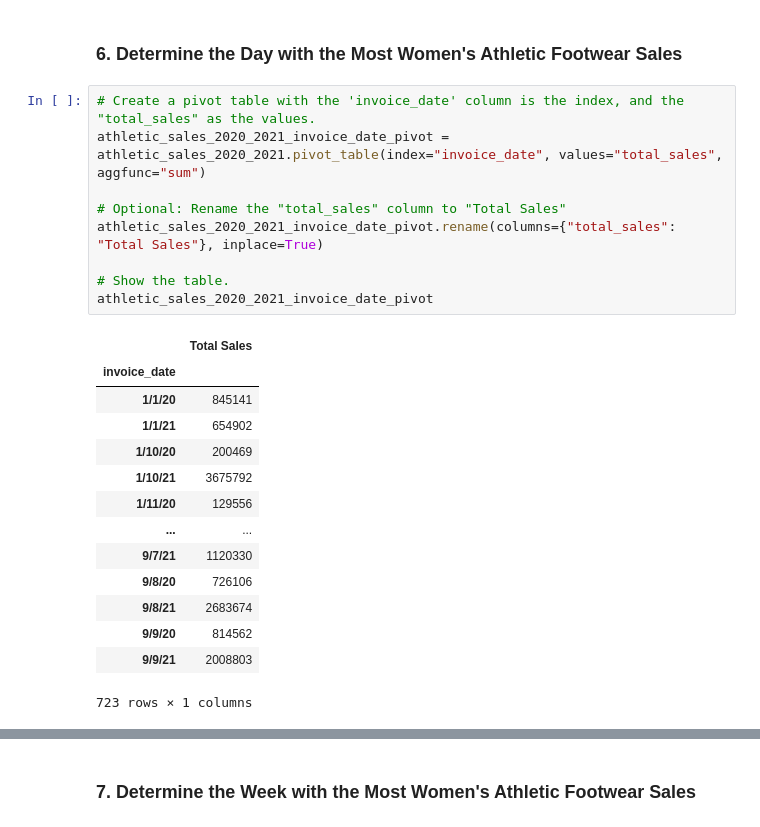
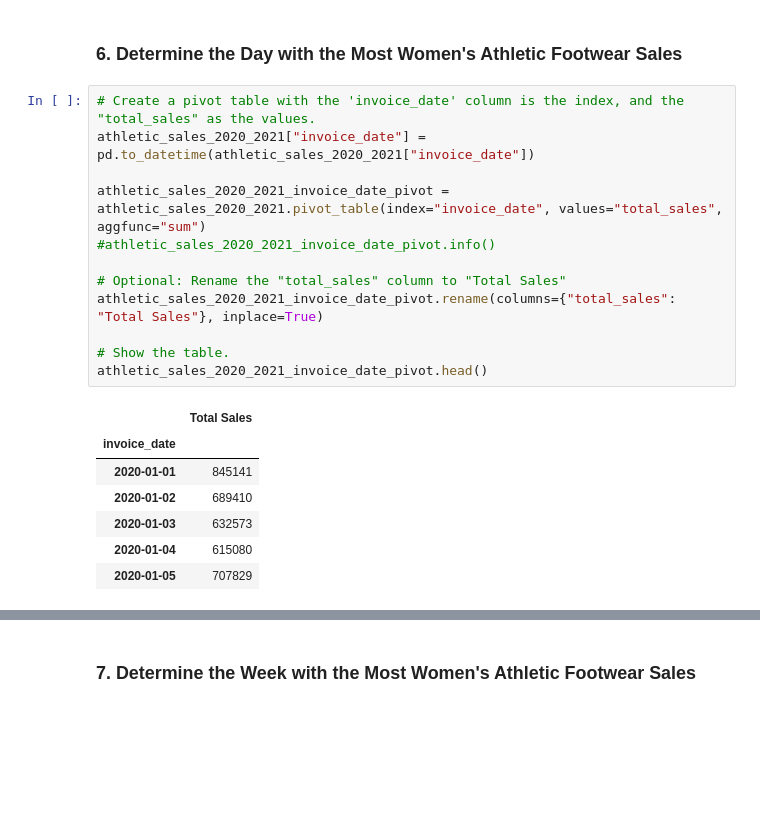
Before and after one commit to jackkuppuswamy/athletic_sales_analysis, a Jupyter notebook: athletic_sales_analysis.ipynb, the cells around one changed output, grey strips where cells are left out. Saved outputs shown, nothing was run; the diff lists cells and outputs as text; blank space fills up the shorter version.

Commit message:
Fixed the date type error with pivot table statement.

```diff
--- a/athletic_sales_analysis.ipynb
+++ b/athletic_sales_analysis.ipynb
@@ -368,28 +368,24 @@ athletic_sales_2020_2021_total_sales_womenfootwear_pivot.sort_values(by="Womens_
 ### 6. Determine the Day with the Most Women's Athletic Footwear Sales
 # %%
 # Create a pivot table with the 'invoice_date' column is the index, and the "total_sales" as the values.
+athletic_sales_2020_2021["invoice_date"] = pd.to_datetime(athletic_sales_2020_2021["invoice_date"])
+
 athletic_sales_2020_2021_invoice_date_pivot = athletic_sales_2020_2021.pivot_table(index="invoice_date", values="total_sales", aggfunc="sum")
+#athletic_sales_2020_2021_invoice_date_pivot.info()
 
 # Optional: Rename the "total_sales" column to "Total Sales"
 athletic_sales_2020_2021_invoice_date_pivot.rename(columns={"total_sales": "Total Sales"}, inplace=True)
 
 # Show the table.
-athletic_sales_2020_2021_invoice_date_pivot
+athletic_sales_2020_2021_invoice_date_pivot.head()
 # %% [output]
 |  | Total Sales |
 | invoice_date |  |
-| 1/1/20 | 845141 |
-| 1/1/21 | 654902 |
-| 1/10/20 | 200469 |
-| 1/10/21 | 3675792 |
-| 1/11/20 | 129556 |
-| ... | ... |
-| 9/7/21 | 1120330 |
-| 9/8/20 | 726106 |
-| 9/8/21 | 2683674 |
-| 9/9/20 | 814562 |
-| 9/9/21 | 2008803 |
+| 2020-01-01 | 845141 |
+| 2020-01-02 | 689410 |
+| 2020-01-03 | 632573 |
+| 2020-01-04 | 615080 |
+| 2020-01-05 | 707829 |
-723 rows × 1 columns
 # %%
 # Resample the pivot table into daily bins, and get the total sales for each day.
 athletic_sales_2020_2021_invoice_date_daily = athletic_sales_2020_2021_invoice_date_pivot.resample("D").sum()
```
Also changed, not shown: parts of 2 cells of this notebook.
